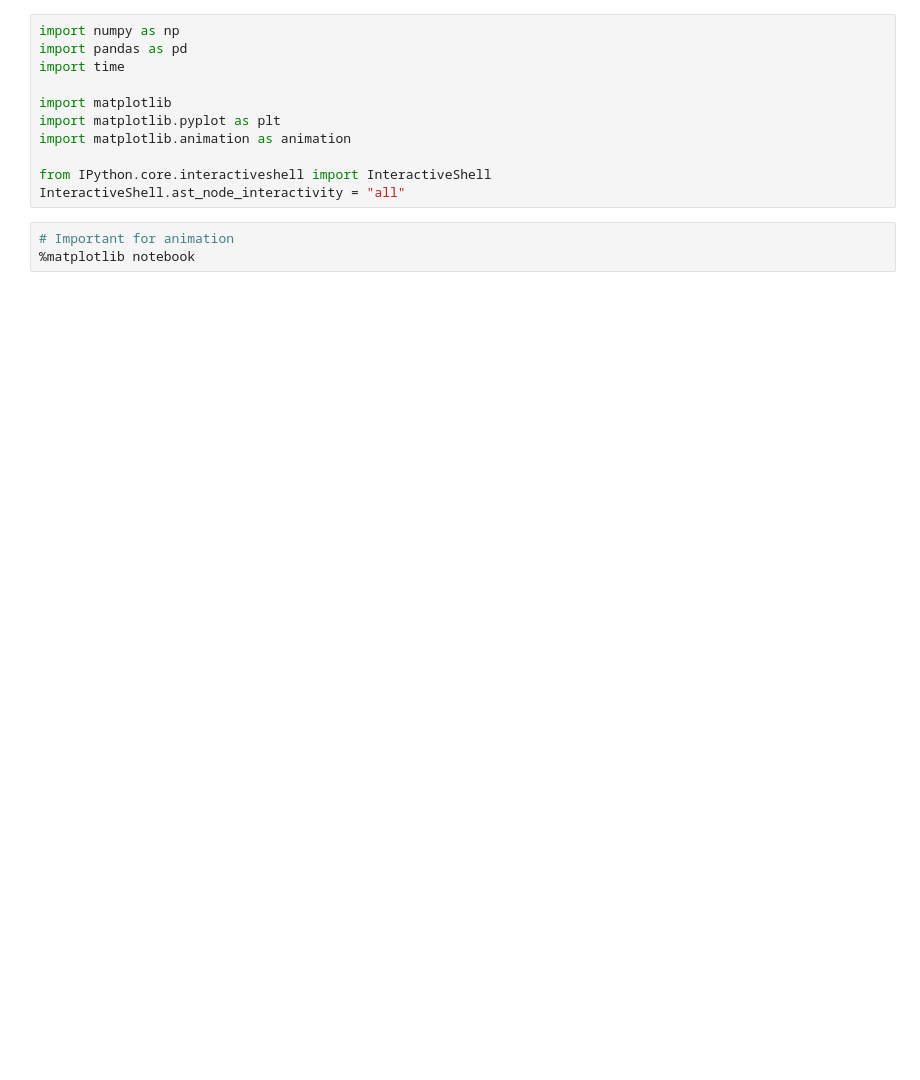
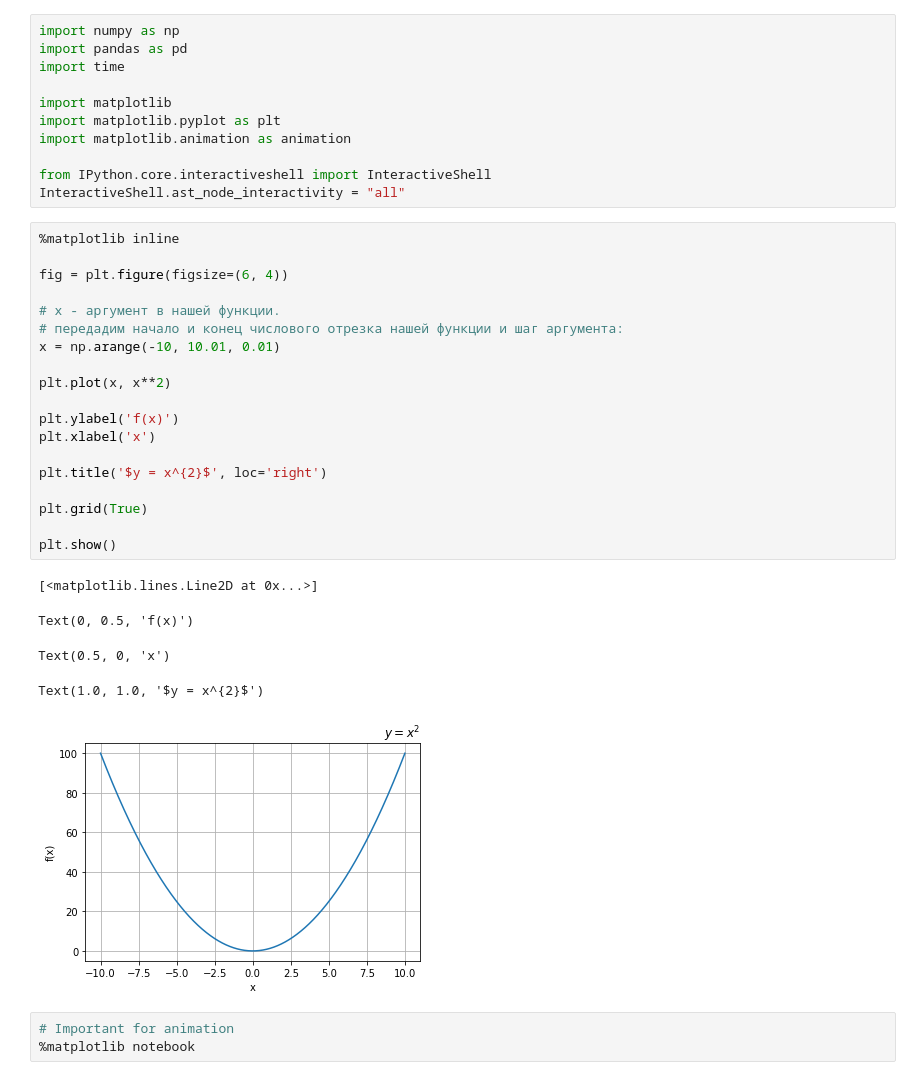
Before and after one commit to ekalachev/jupyter_charts, a Jupyter notebook: matplotlib.ipynb, the cells around one changed output. Cells and saved outputs as stored; diff of their text form; blank space fills up the shorter version.

```diff
--- a/matplotlib.ipynb
+++ b/matplotlib.ipynb
@@ -9,6 +9,31 @@ import matplotlib.animation as animation
 
 from IPython.core.interactiveshell import InteractiveShell
 InteractiveShell.ast_node_interactivity = "all"
+# %%
+%matplotlib inline
+
+fig = plt.figure(figsize=(6, 4))
+
+# х - аргумент в нашей функции.
+# передадим начало и конец числового отрезка нашей функции и шаг аргумента:
+x = np.arange(-10, 10.01, 0.01)
+
+plt.plot(x, x**2)
+
+plt.ylabel('f(x)')
+plt.xlabel('x')
+
+plt.title('$y = x^{2}$', loc='right')
+
+plt.grid(True)
+
+plt.show()
+# %% [output]
+[<matplotlib.lines.Line2D at 0x...>]
+Text(0, 0.5, 'f(x)')
+Text(0.5, 0, 'x')
+Text(1.0, 1.0, '$y = x^{2}$')
+[figure, added]
 # %%
 # Important for animation
 %matplotlib notebook
```
Also changed, not shown: parts of 3 cells of this notebook.
